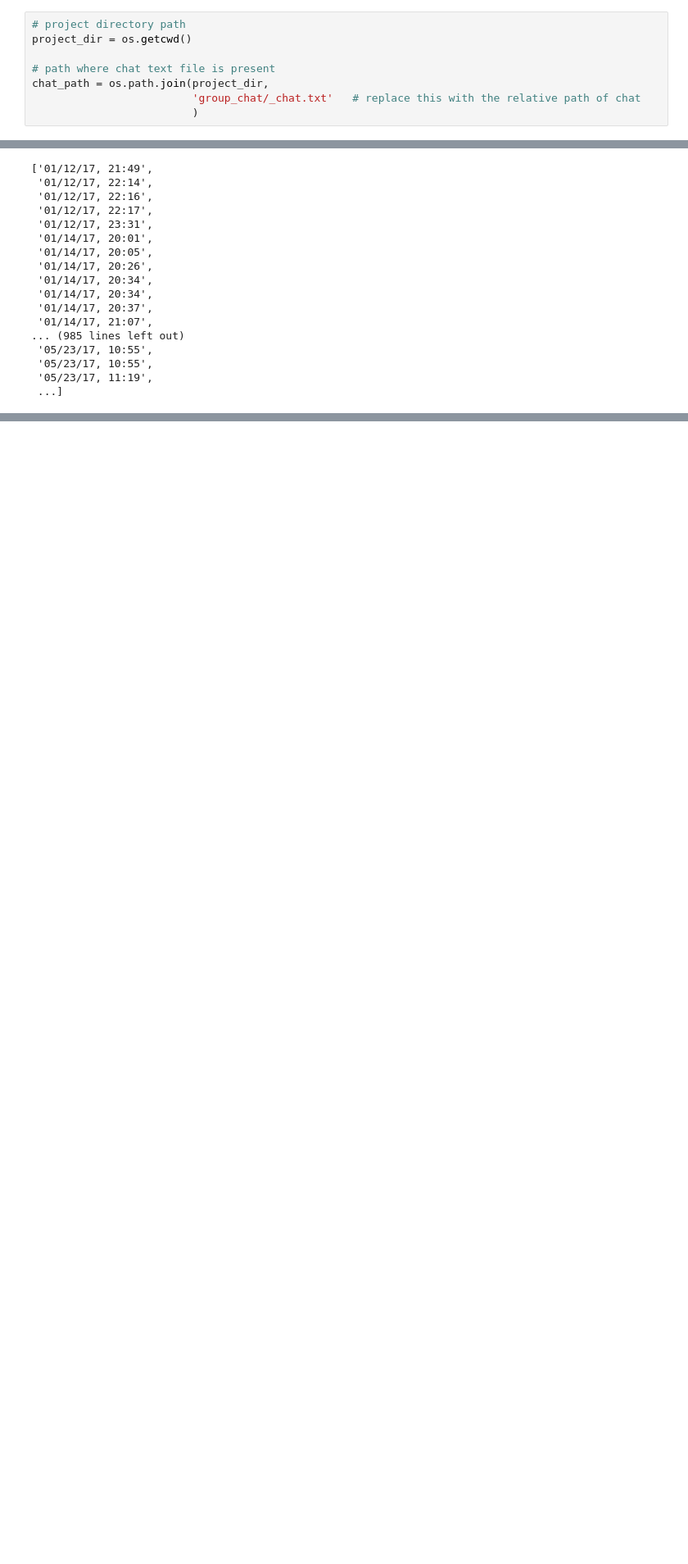
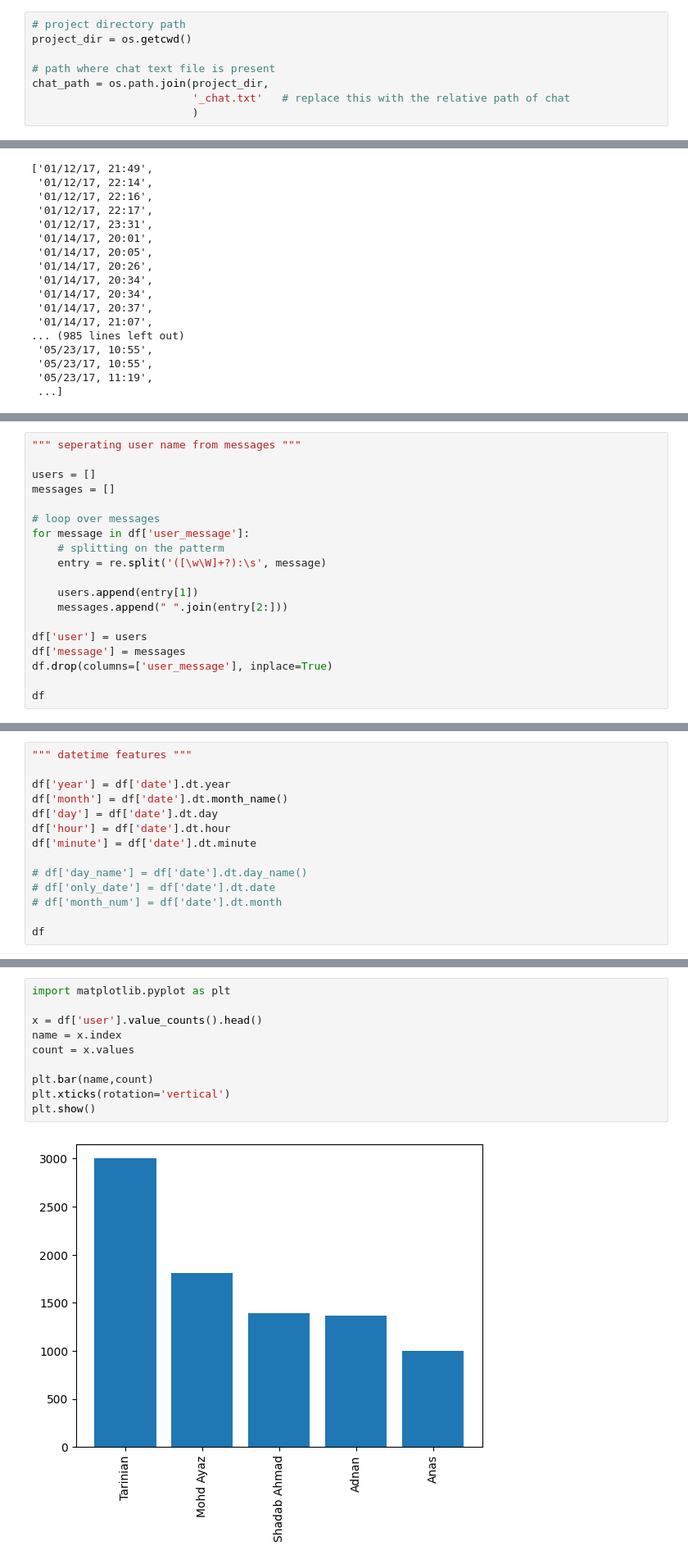
Before and after one commit to amanbhatt97/Whatsapp-Chat-Analysis, a Jupyter notebook: chat-analysis.ipynb, the cells around one changed output, grey strips where cells are left out. Shown at 82% size. Saved outputs shown, nothing was run; the diff lists cells and outputs as text; blank space fills up the shorter version.

```diff
--- a/chat-analysis.ipynb
+++ b/chat-analysis.ipynb
@@ -21,7 +21,7 @@ project_dir = os.getcwd()
 
 # path where chat text file is present
 chat_path = os.path.join(project_dir,
-                         'group_chat/_chat.txt'   # replace this with the relative path of chat
+                         '_chat.txt'   # replace this with the relative path of chat
                          )
 # %% [markdown]
 ## **Data**
@@ -142,0 +145,19 @@ df
+# %%
+""" seperating user name from messages """
+
+users = []
+messages = []
+
+# loop over messages
+for message in df['user_message']:
+    # splitting on the patterm
+    entry = re.split('([\w\W]+?):\s', message)
+
+    users.append(entry[1])
+    messages.append(" ".join(entry[2:]))
+
+df['user'] = users
+df['message'] = messages
+df.drop(columns=['user_message'], inplace=True)
+
+df
@@ -142,0 +178,14 @@ df
+# %%
+""" datetime features """
+
+df['year'] = df['date'].dt.year
+df['month'] = df['date'].dt.month_name()
+df['day'] = df['date'].dt.day
+df['hour'] = df['date'].dt.hour
+df['minute'] = df['date'].dt.minute
+
+# df['day_name'] = df['date'].dt.day_name()
+# df['only_date'] = df['date'].dt.date
+# df['month_num'] = df['date'].dt.month
+
+df
@@ -142,0 +319,12 @@ df
+# %%
+import matplotlib.pyplot as plt
+
+x = df['user'].value_counts().head()
+name = x.index
+count = x.values
+
+plt.bar(name,count)
+plt.xticks(rotation='vertical')
+plt.show()
+# %% [output]
+[figure, added]
```
Also changed, not shown: parts of 26 cells of this notebook, 9 other files.
